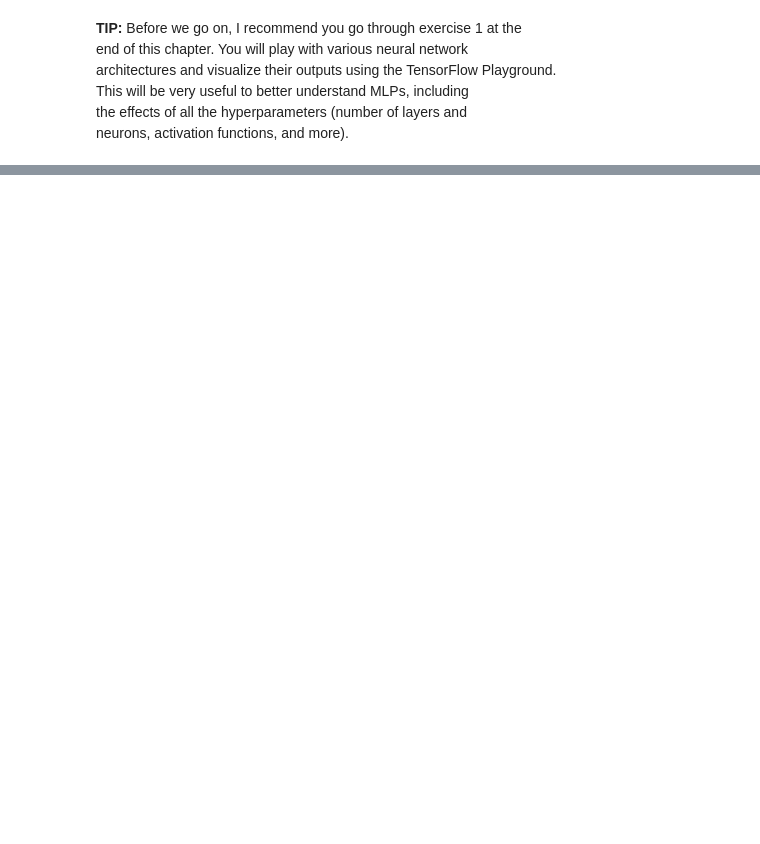
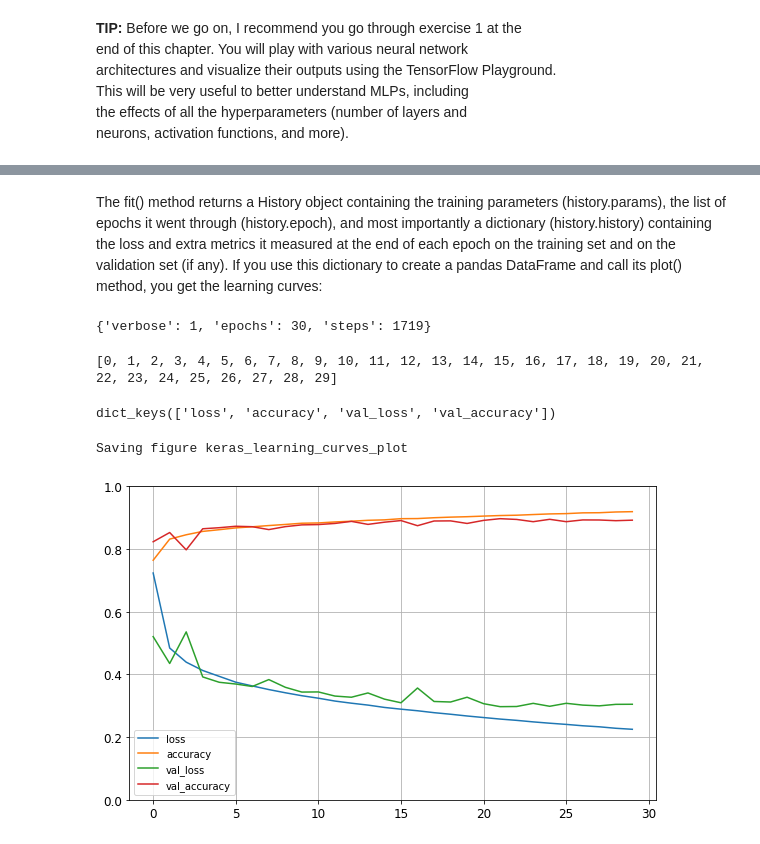
Before and after one commit to eleander/deep_learning, a Jupyter notebook: 1/Neural_Nets_With_Keras.ipynb, the cells around one changed output, grey strips where cells are left out. Drawn from its saved outputs; the diff is of its cells as text; code cells hidden in the pictures; blank space fills up the shorter version.

```diff
--- a/1/Neural_Nets_With_Keras.ipynb
+++ b/1/Neural_Nets_With_Keras.ipynb
@@ -253,0 +511,4 @@ neurons, activation functions, and more).
+# %%
+model.compile(loss="sparse_categorical_crossentropy",
+              optimizer="sgd",
+              metrics=["accuracy"])
@@ -253,0 +556,3 @@ neurons, activation functions, and more).
+# %%
+history = model.fit(X_train, y_train, epochs=30,
+                    validation_data=(X_valid, y_valid))
@@ -253,0 +612,30 @@ neurons, activation functions, and more).
+# %% [markdown]
+The fit() method returns a History object containing the training parameters
+(history.params), the list of epochs it went through (history.epoch), and most
+importantly a dictionary (history.history) containing the loss and extra metrics it
+measured at the end of each epoch on the training set and on the validation set (if
+any). If you use this dictionary to create a pandas DataFrame and call its plot()
+method, you get the learning curves:
+# %%
+history.params
+# %% [output]
+{'verbose': 1, 'epochs': 30, 'steps': 1719}
+# %%
+print(history.epoch)
+# %% [output]
+[0, 1, 2, 3, 4, 5, 6, 7, 8, 9, 10, 11, 12, 13, 14, 15, 16, 17, 18, 19, 20, 21, 22, 23, 24, 25, 26, 27, 28, 29]
+# %%
+history.history.keys()
+# %% [output]
+dict_keys(['loss', 'accuracy', 'val_loss', 'val_accuracy'])
+# %%
+import pandas as pd
+
+pd.DataFrame(history.history).plot(figsize=(8, 5))
+plt.grid(True)
+plt.gca().set_ylim(0, 1)
+save_fig("keras_learning_curves_plot")
+plt.show()
+# %% [output]
+Saving figure keras_learning_curves_plot
+[figure, added]
```
Also changed, not shown: parts of 81 cells of this notebook, 5 other files.
